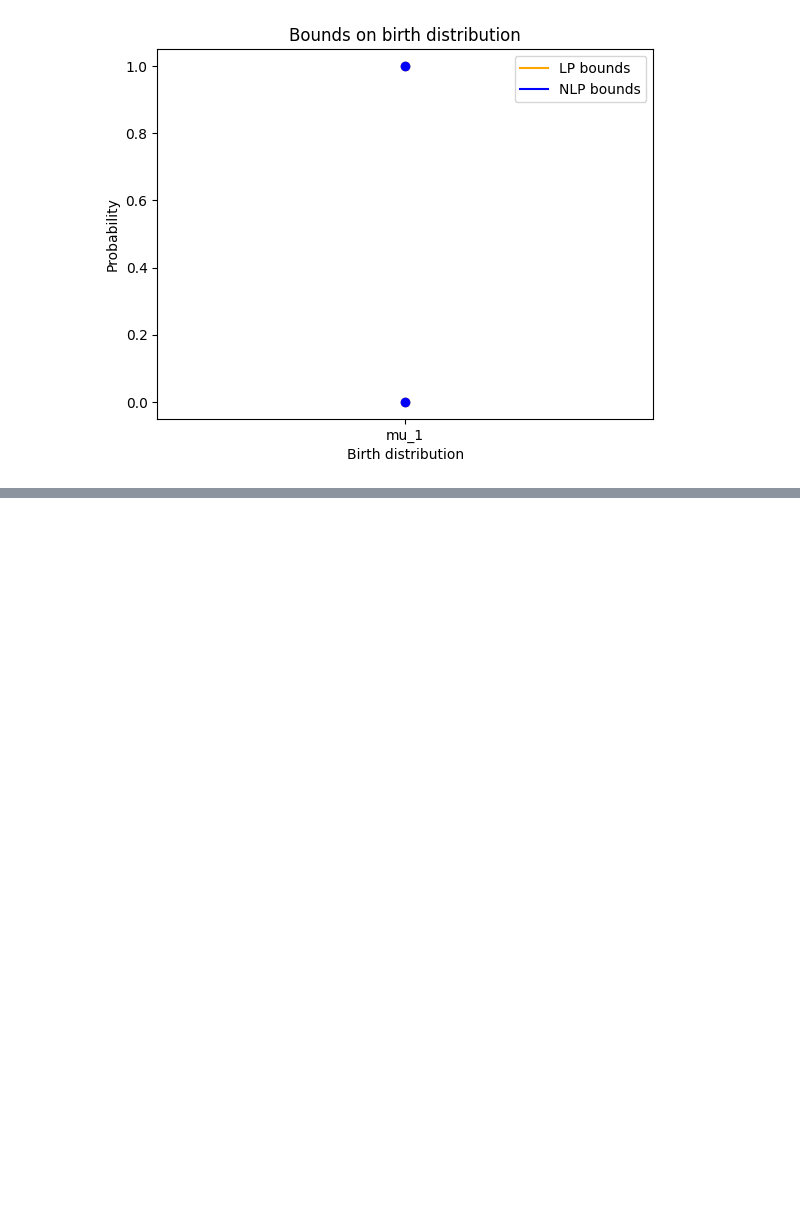
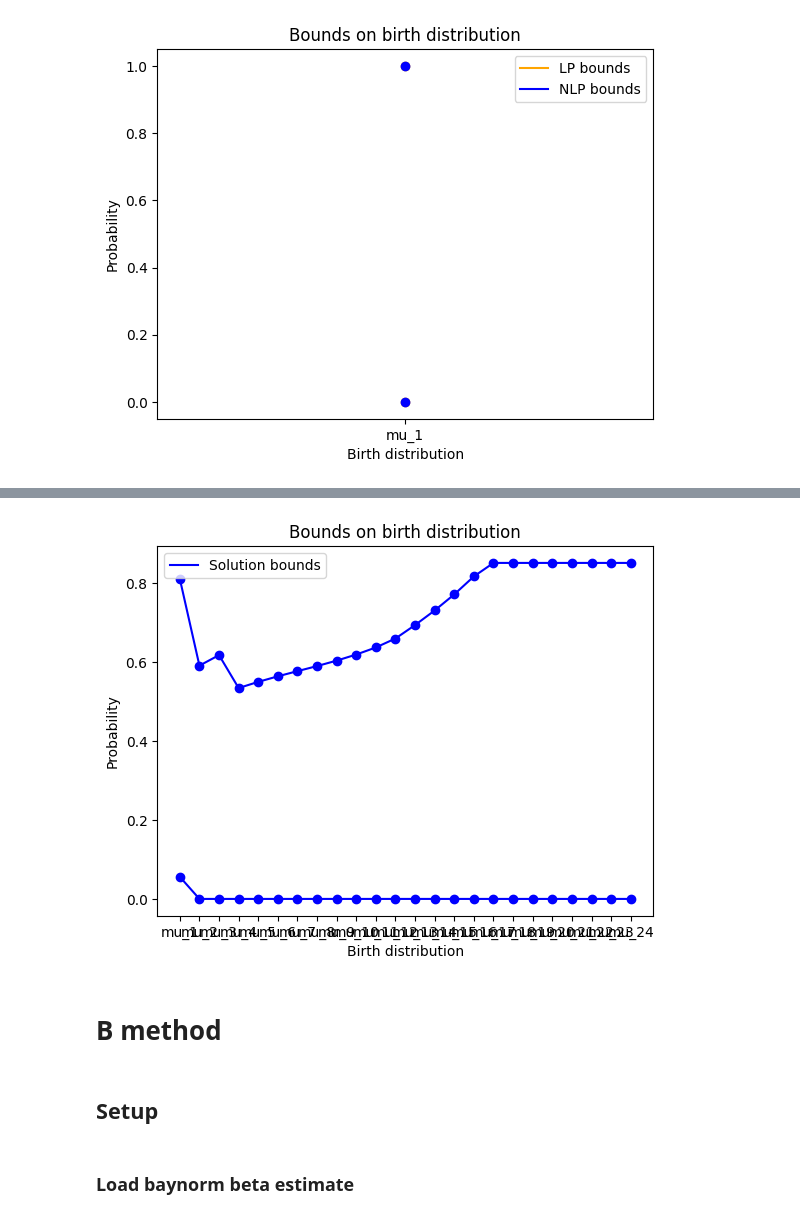
Before and after one commit to willjgh/M4R, a Jupyter notebook: raw_count_analysis.ipynb, the cells around one changed output, grey strips where cells are left out. Drawn from its saved outputs; the diff is of its cells as text; code cells hidden in the pictures; blank space fills up the shorter version.

```diff
--- a/raw_count_analysis.ipynb
+++ b/raw_count_analysis.ipynb
@@ -740,0 +919,4 @@ LP: 0.15657424926757812
+# %%
+# results dataframe
+output_LP = pd.DataFrame()
+output_NLP = pd.DataFrame()
@@ -740,0 +995,37 @@ LP: 0.15657424926757812
+# %%
+def plot_dist(bounds, color="orange"):
+    from ast import literal_eval
+    # store
+    labels = []
+    lower = []
+    upper = []
+    # loop over dist
+    for m in range(1, bounds.shape[0] - 1):
+        bound = bounds[f"mu_{m}"]
+        try:
+            lower.append(bound[0])
+            upper.append(bound[1])
+            labels.append(f"mu_{m}")
+        except:
+            continue
+
+    # plot
+    plt.plot(labels, upper, label = "Solution bounds", color=color)
+    plt.scatter(labels, upper, color=color)
+    plt.plot(labels, lower, color=color)
+    plt.scatter(labels, lower, color=color)
+    plt.title("Bounds on birth distribution")
+    plt.ylabel("Probability")
+    plt.xlabel("Birth distribution")
+    plt.legend()
+    plt.show()
+# %%
+plot_dist(output_NLP.iloc[1], color="blue")
+# %% [output]
+[figure, added]
+# %% [markdown]
+# B method
+# %% [markdown]
+## Setup
+# %% [markdown]
+### Load baynorm beta estimate
```
Also changed, not shown: parts of 34 cells of this notebook.
